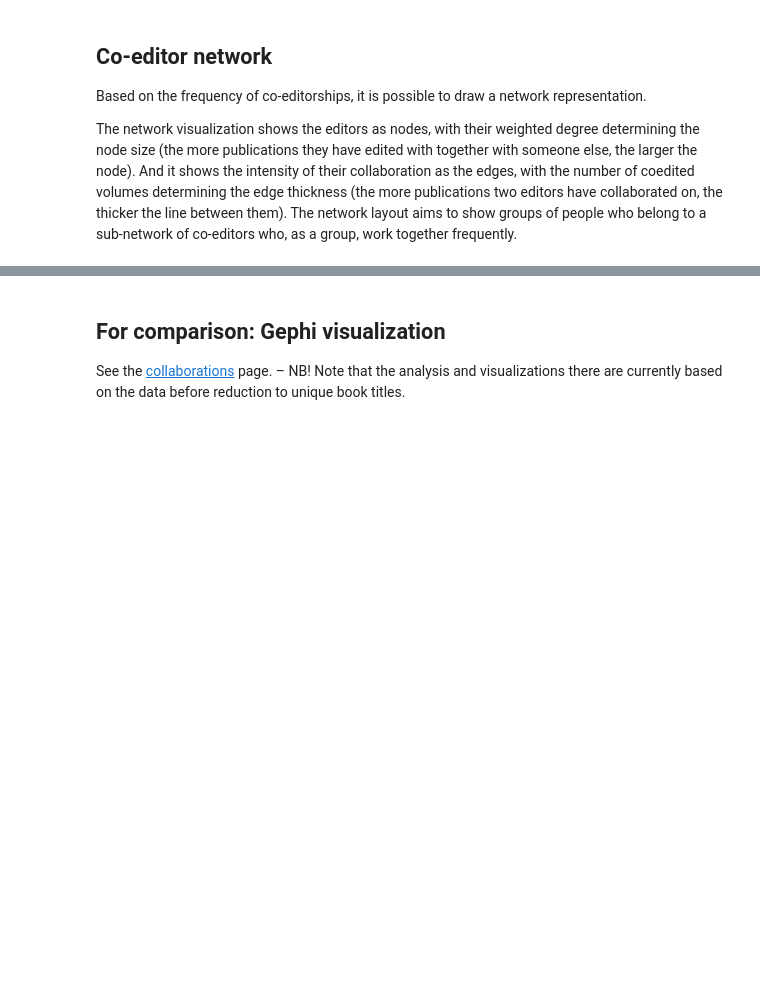
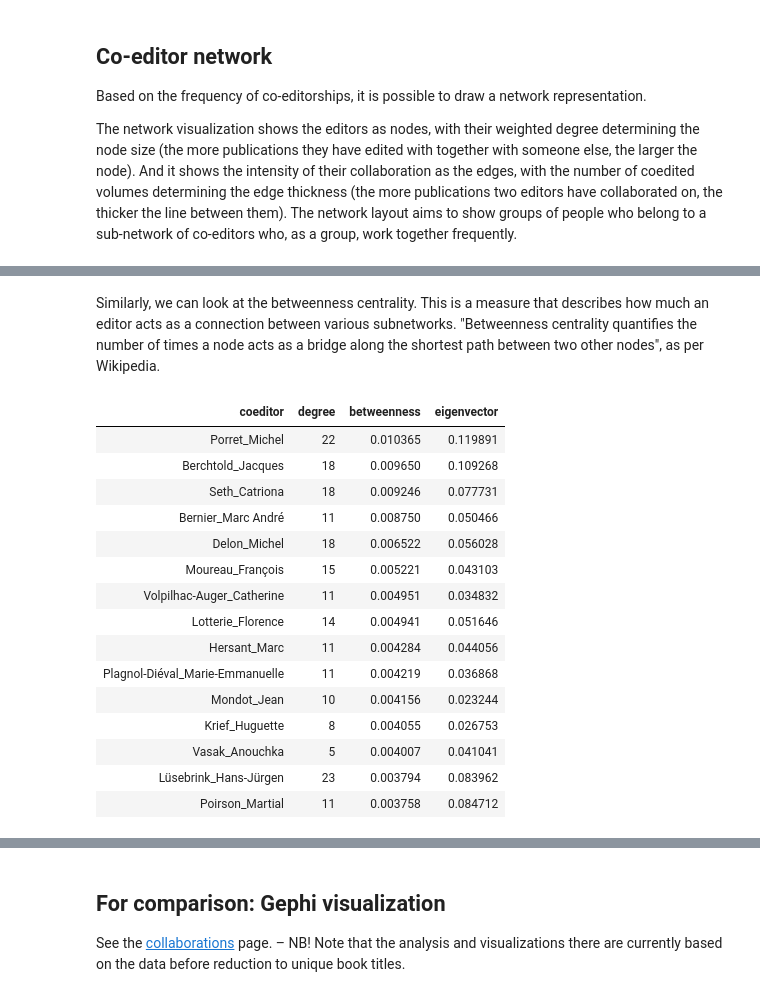
Before and after one commit to christofs/BIB18, a Jupyter notebook: coeditors.ipynb, the cells around one changed output, grey strips where cells are left out. Cells and saved outputs as stored; diff of their text form; code cells hidden in the pictures; blank space fills up the shorter version.

```diff
--- a/coeditors.ipynb
+++ b/coeditors.ipynb
@@ -328,0 +416,24 @@ This essentially shows that, while some editors _pairs_ have worked together par
+# %% [markdown]
+Similarly, we can look at the betweenness centrality. This is a measure that describes how much an editor acts as a connection between various subnetworks. "Betweenness centrality quantifies the number of times a node acts as a bridge along the shortest path between two other nodes", as per Wikipedia.
+# %%
+def show_betweenness(measures):
+    measures.sort_values(by="betweenness", ascending=False, inplace=True)
+    display(HTML(measures.head(15).to_html(index=False)))
+show_betweenness(measures)
+# %% [output]
+| coeditor | degree | betweenness | eigenvector |
+| Porret_Michel | 22 | 0.010365 | 0.119891 |
+| Berchtold_Jacques | 18 | 0.009650 | 0.109268 |
+| Seth_Catriona | 18 | 0.009246 | 0.077731 |
+| Bernier_Marc André | 11 | 0.008750 | 0.050466 |
+| Delon_Michel | 18 | 0.006522 | 0.056028 |
+| Moureau_François | 15 | 0.005221 | 0.043103 |
+| Volpilhac-Auger_Catherine | 11 | 0.004951 | 0.034832 |
+| Lotterie_Florence | 14 | 0.004941 | 0.051646 |
+| Hersant_Marc | 11 | 0.004284 | 0.044056 |
+| Plagnol-Diéval_Marie-Emmanuelle | 11 | 0.004219 | 0.036868 |
+| Mondot_Jean | 10 | 0.004156 | 0.023244 |
+| Krief_Huguette | 8 | 0.004055 | 0.026753 |
+| Vasak_Anouchka | 5 | 0.004007 | 0.041041 |
+| Lüsebrink_Hans-Jürgen | 23 | 0.003794 | 0.083962 |
+| Poirson_Martial | 11 | 0.003758 | 0.084712 |
```
Also changed, not shown: parts of 19 cells of this notebook, 8 other files.
